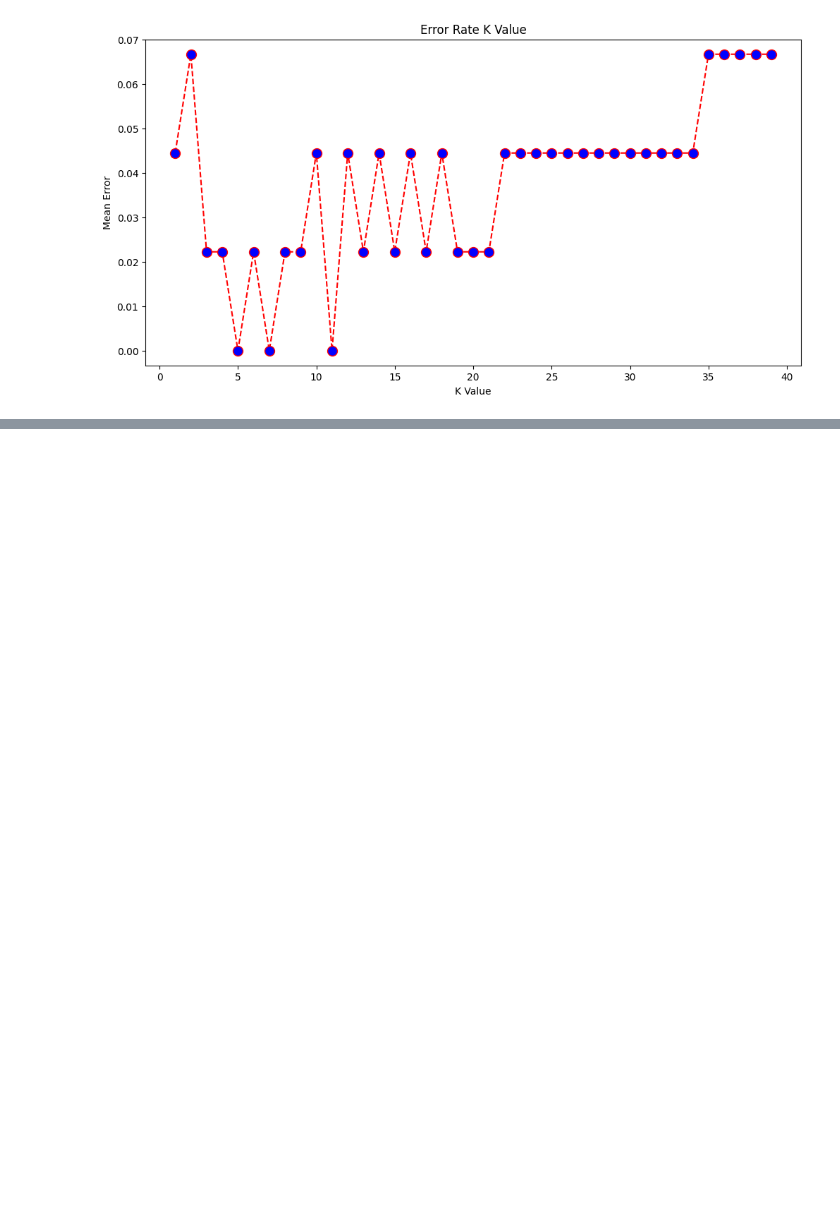
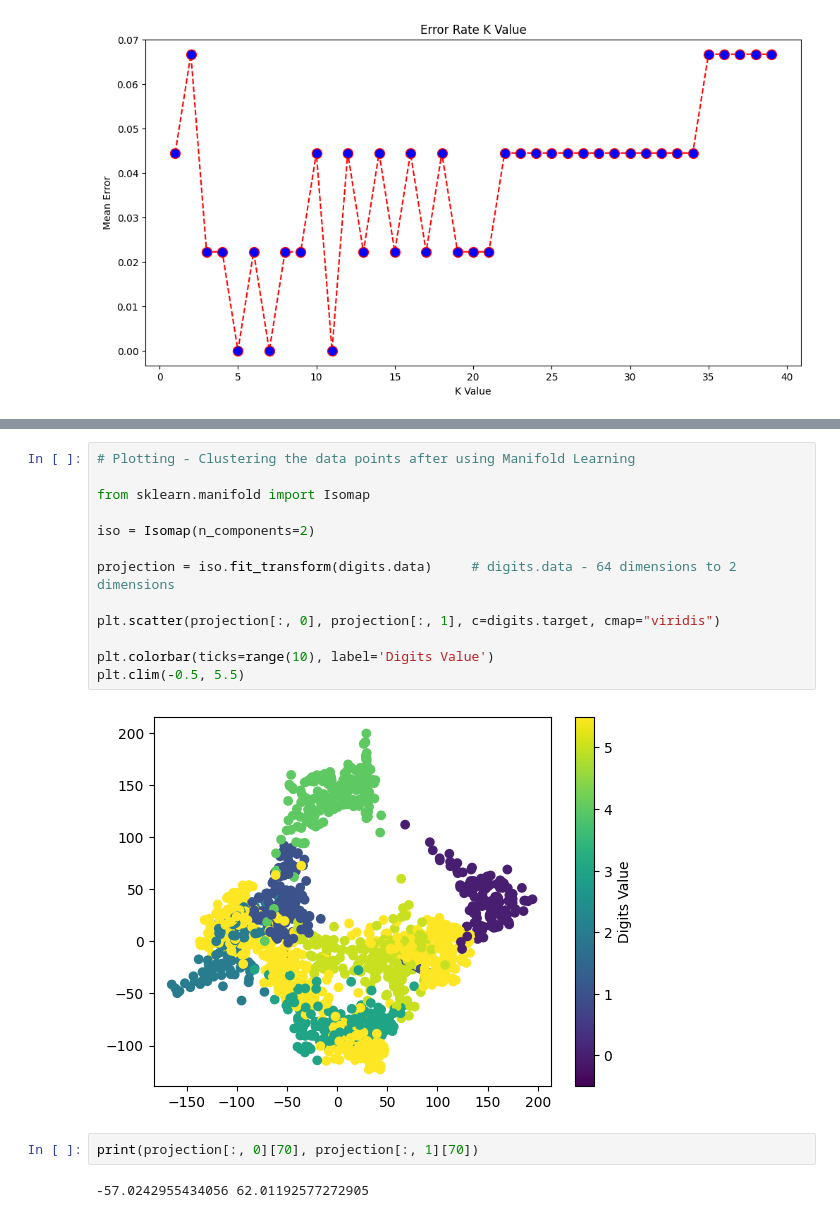
Before and after one commit to aazadvoice/Python_Journey, a Jupyter notebook: Machine Learning/Machine_Learning.ipynb, the cells around one changed output, grey strips where cells are left out. Cells and saved outputs as stored; diff of their text form; blank space fills up the shorter version.

```diff
--- a/Machine Learning/Machine_Learning.ipynb
+++ b/Machine Learning/Machine_Learning.ipynb
@@ -1848,0 +2398,19 @@ Text(0, 0.5, 'Mean Error')
+# %%
+# Plotting - Clustering the data points after using Manifold Learning
+
+from sklearn.manifold import Isomap
+
+iso = Isomap(n_components=2)
+
+projection = iso.fit_transform(digits.data)     # digits.data - 64 dimensions to 2 dimensions
+
+plt.scatter(projection[:, 0], projection[:, 1], c=digits.target, cmap="viridis")
+
+plt.colorbar(ticks=range(10), label='Digits Value')
+plt.clim(-0.5, 5.5)
+# %% [output]
+[figure, added]
+# %%
+print(projection[:, 0][70], projection[:, 1][70])
+# %% [output]
+-57.0242955434056 62.01192577272905
```
Also changed, not shown: parts of 77 cells of this notebook.
